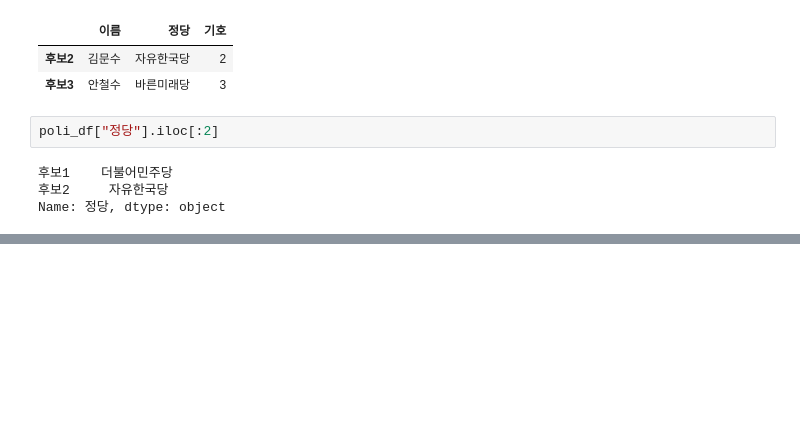
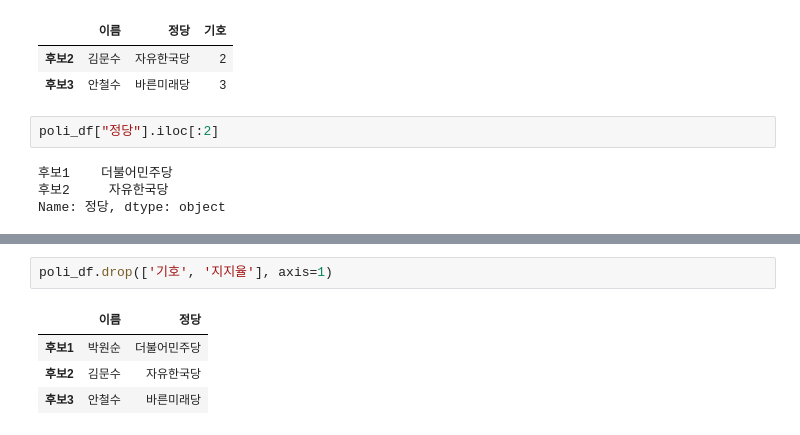
Before and after one commit to Hyunfor/2023_HNU_PythonClass, a Jupyter notebook: 23_05_02_~_데이터사이언스_파이썬_수업_9(8장)_~_10_(_9장_완,_10장_진행,_11장_진행).ipynb, the cells around one changed output, grey strips where cells are left out. Cells and saved outputs as stored; diff of their text form; blank space fills up the shorter version.

```diff
--- a/23_05_02_~_데이터사이언스_파이썬_수업_9(8장)_~_10_(_9장_완,_10장_진행,_11장_진행).ipynb
+++ b/23_05_02_~_데이터사이언스_파이썬_수업_9(8장)_~_10_(_9장_완,_10장_진행,_11장_진행).ipynb
@@ -467,0 +475,7 @@ KeyError: ignored
+# %%
+poli_df.drop(['기호', '지지율'], axis=1)
+# %% [output]
+|  | 이름 | 정당 |
+| 후보1 | 박원순 | 더불어민주당 |
+| 후보2 | 김문수 | 자유한국당 |
+| 후보3 | 안철수 | 바른미래당 |
```
Also changed, not shown: parts of 10 cells of this notebook.
